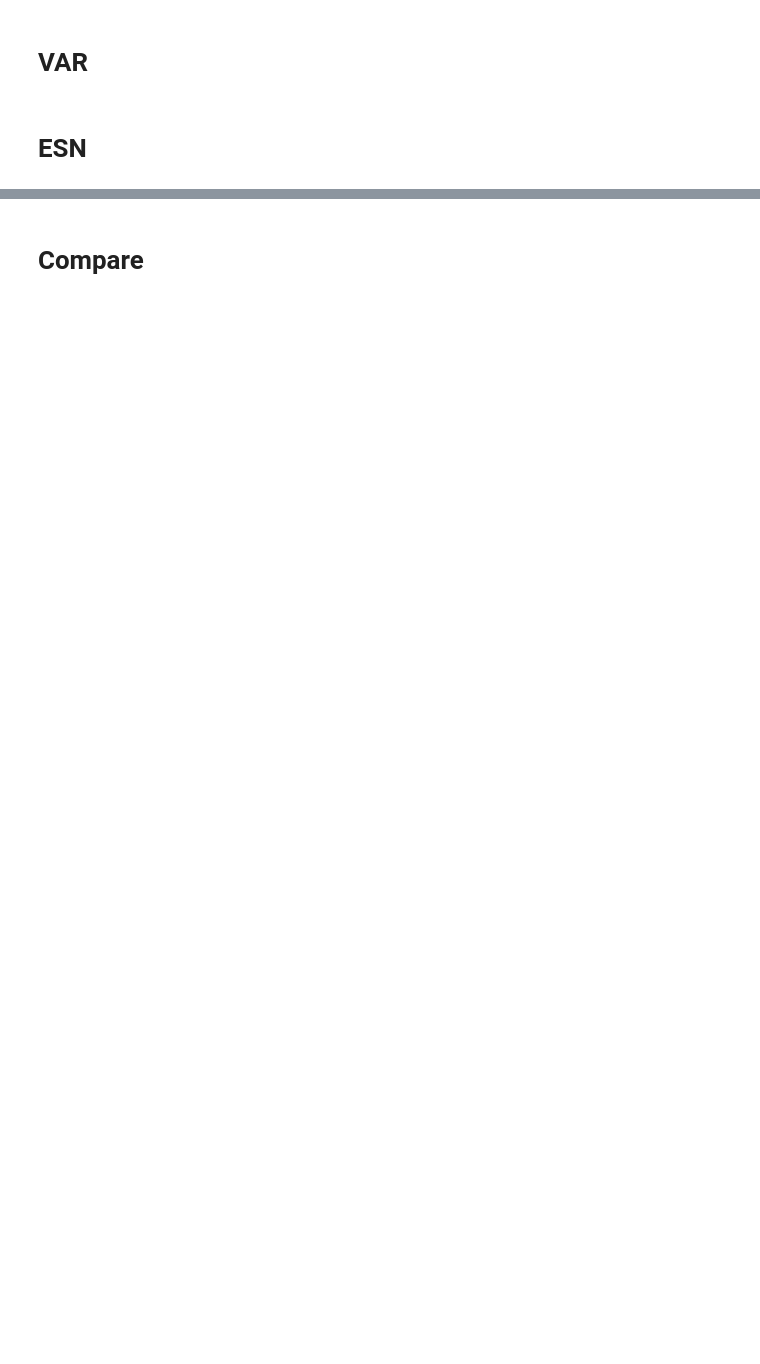
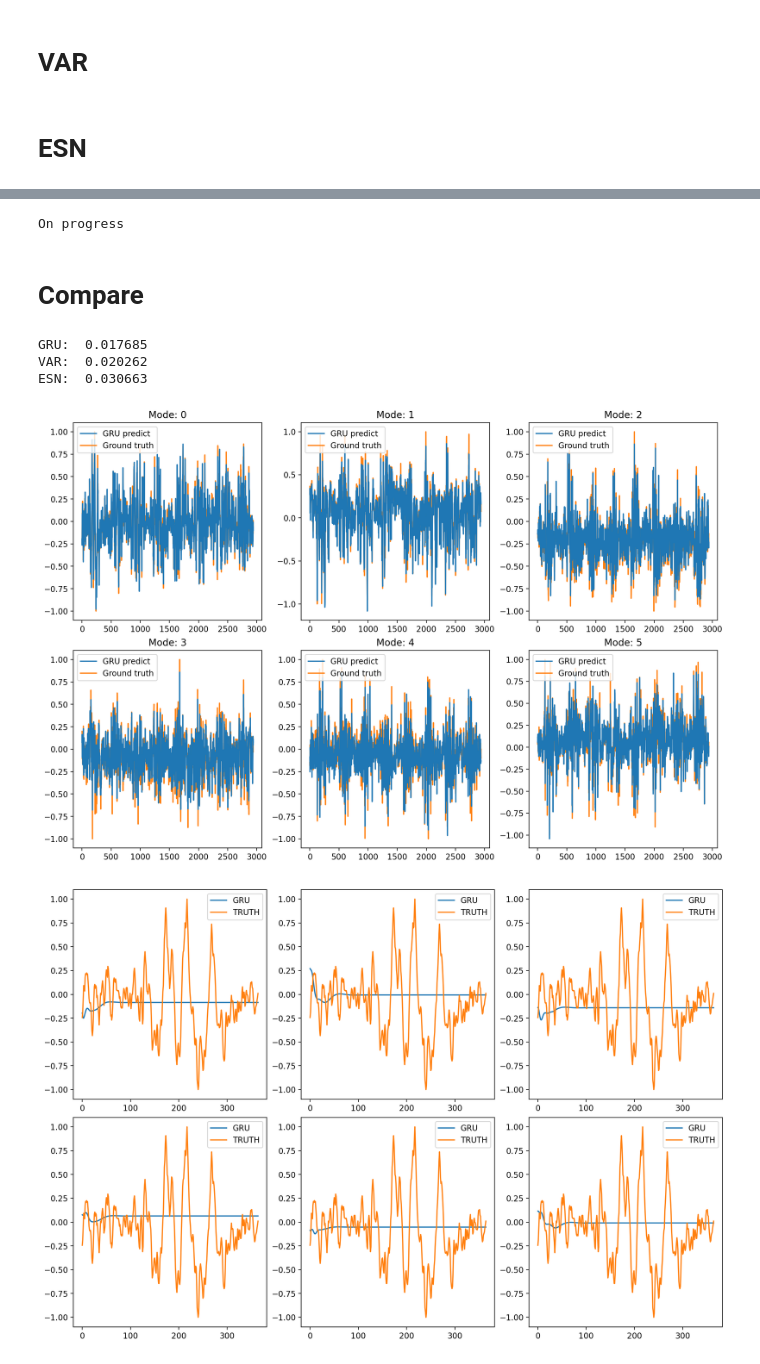
Before and after one commit to PeterLin54088/111-2_IVT_analysis, a Jupyter notebook: src/#5_Training.ipynb, the cells around one changed output, grey strips where cells are left out. Drawn from its saved outputs; the diff is of its cells as text; code cells hidden in the pictures; blank space fills up the shorter version.

```diff
--- a/src/#5_Training.ipynb
+++ b/src/#5_Training.ipynb
@@ -44,8 +45,9 @@ with open(config_path) as infile:
 config.update({"ML_hyperparam_lookback": 1})
 config.update({"ML_hyperparam_batch_size": 32})
         # Epoch
-config.update({"ML_hyperparam_nepochs": 1000})
+config.update({"ML_hyperparam_nepochs": 100})
 config.update({"ML_hyperparam_early_stop": 30})
+config.update({"ML_hyperparam_forecast_step": 365})
         # optim
 config.update({"ML_hyperparam_learning_rate": 5e-4})
 config.update({"ML_hyperparam_weight_decay": 3e-6})
@@ -390,3 +429,37 @@ print(ESN_truth.shape)
+# %%
+"""
+arr = np.linspace(0,1,1)
+for item in arr:
+    # Init
+    ESN = Reservoir(resSize = 3000,
+                    spectral_radius = 2,
+                    leaky = 0.45,
+                    reg_coefficient = 1,
+                    sparsity = 0.05,
+                    noise = 1,
+                    feature_num = config["Var_Feature_num_SVD"] + config["Flag_timeline_feature"])
+    # Dataset
+    ESN.Dataset(np.concatenate((train_set, valid_set), axis = 0), test_set)
+    # Train
+    state_vect = ESN.trainer()
+    # Test
+    ESN_predict, ESN_truth = ESN.tester(state_vect, config, Mode = 1)
+    MSE_ESN = np.mean(np.square(ESN_predict - ESN_truth))
+    print(f"Item: {item:.3f}, MSE: {MSE_ESN:.5f}")
+    fig, axes = plt.subplots(nrows = 6,
+                             ncols = 6,
+                             figsize = (4*6, 3*6),
+                             dpi = 100,
+                             constrained_layout = True)
+    for i, ax in enumerate(axes.flat):
+        ax.plot(ESN_predict[:time_window, i], zorder = 3)
+        ax.plot(ESN_truth[:time_window, i])
+        ax.set_title(f"Mode: {i}")
+    plt.show()
+"""
+print("On progress")
+# %% [output]
+On progress
 # %% [markdown]
 # Compare
 # %%
@@ -396,14 +469,9 @@ MSE_ESN = np.mean(np.square(ESN_predict - ESN_truth))
 print("GRU: ", f"{MSE_GRU:.6f}")
 print("VAR: ", f"{MSE_VAR:.6f}")
 print("ESN: ", f"{MSE_ESN:.6f}")
-RMSE_GRU = np.sqrt(np.mean(np.square(GRU_predict - GRU_truth), axis = 0))
-RMSE_VAR = np.sqrt(np.mean(np.square(VAR_predict - VAR_truth), axis = 0))
-RMSE_ESN = np.sqrt(np.mean(np.square(ESN_predict - ESN_truth), axis = 0))
-plt.figure(figsize = (6, 4), dpi = 150)
-plt.plot(RMSE_GRU, label = "GRU")
-plt.plot(RMSE_VAR, label = "VAR")
-plt.plot(RMSE_ESN, label = "ESN")
-plt.legend()
-plt.show()
+# %% [output]
+GRU:  0.017685
+VAR:  0.020262
+ESN:  0.030663
 # %%
 mode = 0
@@ -411,6 +479,30 @@ time_window = 14
 # %%
-plt.figure()
-plt.plot(GRU_predict[:time_window,mode])
-plt.plot(GRU_truth[:time_window,mode])
+os.chdir(config["Path_img"])
+fig, axes = plt.subplots(nrows = 2,
+                         ncols = 3,
+                         figsize = (12, 8),
+                         dpi = 200,
+                         constrained_layout = True)
+for i, ax in enumerate(axes.flat):
+    ax.plot(GRU_predict[:time_window,i], label = "GRU predict", zorder = 3)
+    ax.plot(GRU_truth[:time_window,i], label = "Ground truth")
+    ax.set_title(f"Mode: {i}")
+    ax.legend(loc = 2)
+plt.savefig("GRU_Iter.png")
 plt.show()
+
+fig, axes = plt.subplots(nrows = 2,
+                         ncols = 3,
+                         figsize = (12, 8),
+                         dpi = 200,
+                         constrained_layout = True)
+for i, ax in enumerate(axes.flat):
+    ax.plot(GRU_forecast[:,i], label = "GRU")
+    ax.plot(test_set[config["ML_hyperparam_lookback"]:config["ML_hyperparam_lookback"]+config["ML_hyperparam_forecast_step"],0], label = "TRUTH")
+    ax.legend()
+plt.savefig("GRU_Gen.png")
+plt.show()
+# %% [output]
+[figure, added]
+[figure, added]
 # %%
```
Also changed, not shown: parts of 12 cells of this notebook, 2 other files.
